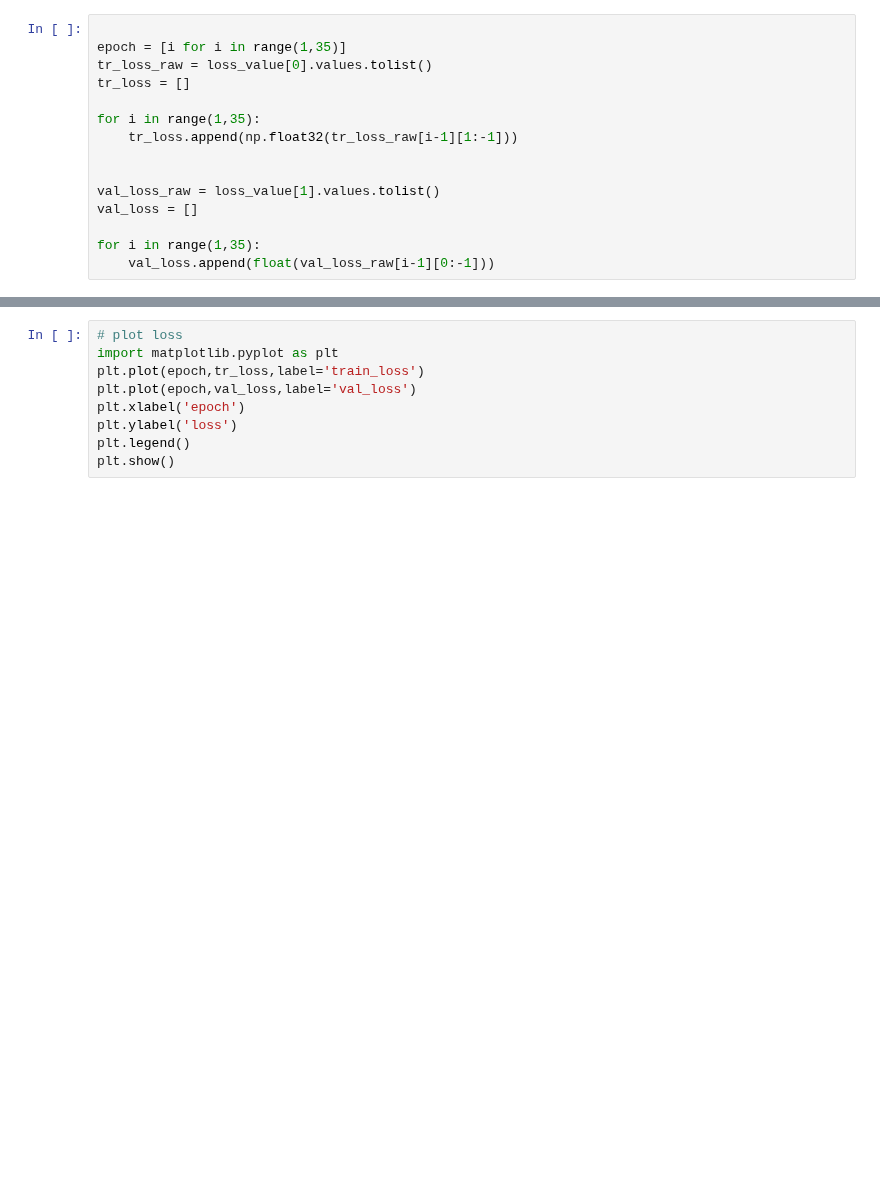
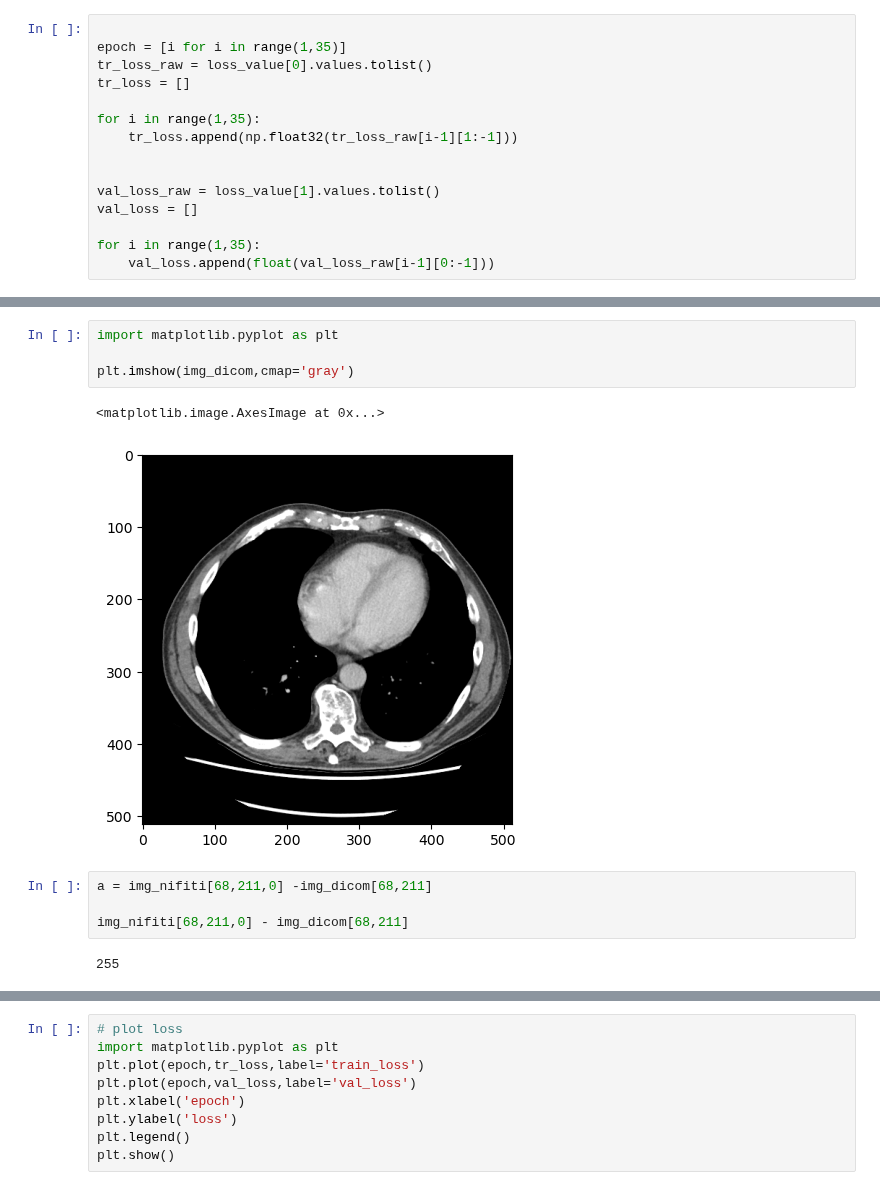
Before and after one commit to BaconDavid/CRLM_Internship_Project, a Jupyter notebook: Jupyter_Test/Model_Stuff.ipynb, the cells around one changed output, grey strips where cells are left out. Drawn from its saved outputs; the diff is of its cells as text; blank space fills up the shorter version.

```diff
--- a/Jupyter_Test/Model_Stuff.ipynb
+++ b/Jupyter_Test/Model_Stuff.ipynb
@@ -181,0 +193,13 @@ for i in range(1,35):
+# %%
+import matplotlib.pyplot as plt
+
+plt.imshow(img_dicom,cmap='gray')
+# %% [output]
+<matplotlib.image.AxesImage at 0x...>
+[figure, added]
+# %%
+a = img_nifiti[68,211,0] -img_dicom[68,211]
+
+img_nifiti[68,211,0] - img_dicom[68,211]
+# %% [output]
+255
```
Also changed, not shown: parts of 6 cells of this notebook, 7 other files.
